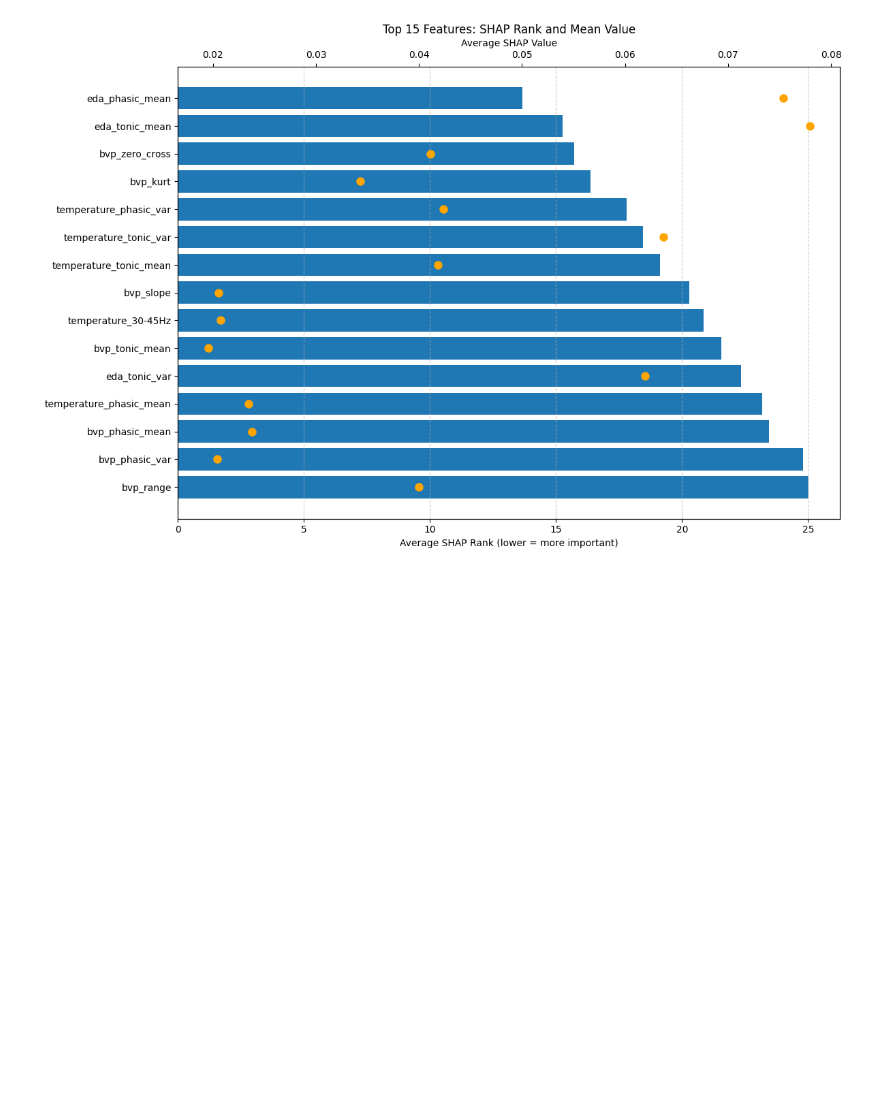
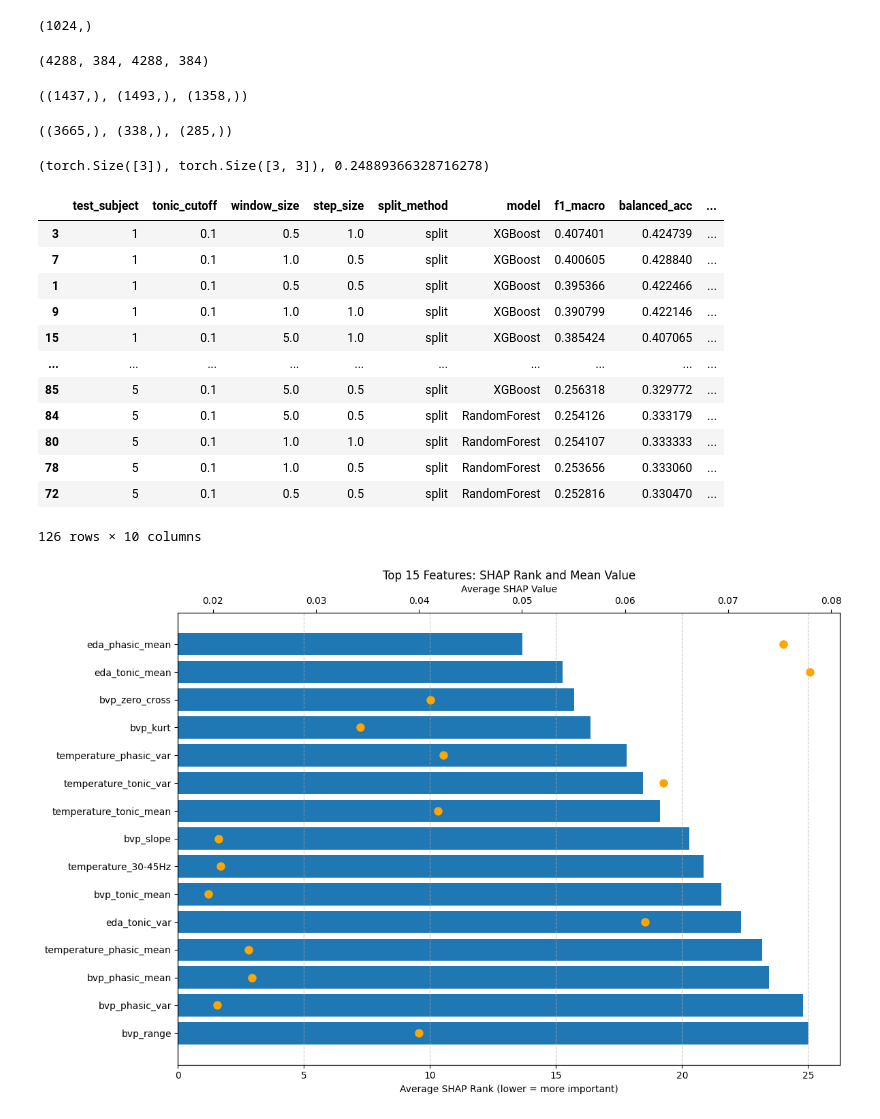
Before and after one commit to straybird16/PA_data_2025_03_12, a Jupyter notebook: pain_detection.ipynb, the cells around one changed output. Cells and saved outputs as stored; diff of their text form; code cells hidden in the pictures; blank space fills up the shorter version.

```diff
--- a/pain_detection.ipynb
+++ b/pain_detection.ipynb
@@ -549,0 +642,53 @@ Balanced Accuracy: 0.27687749870999534
+# %%
+y_train_bal.shape
+# %% [output]
+(1024,)
+# %%
+len(y_train_bal), len(y_test), len(X_train), len(X_test)
+# %% [output]
+(4288, 384, 4288, 384)
+# %%
+sampler = WeightedRandomSampler(sample_weights, num_samples=len(y_train), replacement=True) # type: ignore
+
+# Wrap balanced train set into a single batch
+train_loader = DataLoader(
+    TensorDataset(torch.tensor(X_train), torch.tensor(y_train)),
+    sampler=sampler,
+    batch_size=len(y_train)
+)
+X_train_bal, y_train_bal = next(iter(train_loader))
+X_train_bal = X_train_bal.numpy();  y_train_bal = y_train_bal.numpy()
+
+np.where(y_train_bal == 0)[0].shape, np.where(y_train_bal == 1)[0].shape, np.where(y_train_bal == 2)[0].shape
+# %% [output]
+((1437,), (1493,), (1358,))
+# %%
+np.where(y_train_bal == 0)[0].shape, np.where(y_train_bal == 1)[0].shape, np.where(y_train_bal == 2)[0].shape
+# %% [output]
+((3665,), (338,), (285,))
+# %%
+import torch.nn as nn
+closs = nn.CrossEntropyLoss()
+# CrossEntropyLoss expects input as (N, C) logits and target as class indices (Long)
+# Example: 3 samples, 3 classes
+logits = torch.tensor([[2.0, 1.0, 0.1], [0.5, 2.5, 0.3], [0.1, 0.2, 3.0]])  # shape (3, 3)
+targets = torch.tensor([0, 1, 2])  # shape (3,)
+closs(logits, targets)
+# %% [output]
+(torch.Size([3]), torch.Size([3, 3]), 0.24889366328716278)
+# %%
+results.sort_values(by='f1_macro', ascending=False)
+# %% [output]
+|  | test_subject | tonic_cutoff | window_size | step_size | split_method | model | f1_macro | balanced_acc | ... |
+| 3 | 1 | 0.1 | 0.5 | 1.0 | split | XGBoost | 0.407401 | 0.424739 | ... |
+| 7 | 1 | 0.1 | 1.0 | 0.5 | split | XGBoost | 0.400605 | 0.428840 | ... |
+| 1 | 1 | 0.1 | 0.5 | 0.5 | split | XGBoost | 0.395366 | 0.422466 | ... |
+| 9 | 1 | 0.1 | 1.0 | 1.0 | split | XGBoost | 0.390799 | 0.422146 | ... |
+| 15 | 1 | 0.1 | 5.0 | 1.0 | split | XGBoost | 0.385424 | 0.407065 | ... |
+| ... | ... | ... | ... | ... | ... | ... | ... | ... | ... |
+| 85 | 5 | 0.1 | 5.0 | 0.5 | split | XGBoost | 0.256318 | 0.329772 | ... |
+| 84 | 5 | 0.1 | 5.0 | 0.5 | split | RandomForest | 0.254126 | 0.333179 | ... |
+| 80 | 5 | 0.1 | 1.0 | 1.0 | split | RandomForest | 0.254107 | 0.333333 | ... |
+| 78 | 5 | 0.1 | 1.0 | 0.5 | split | RandomForest | 0.253656 | 0.333060 | ... |
+| 72 | 5 | 0.1 | 0.5 | 0.5 | split | RandomForest | 0.252816 | 0.330470 | ... |
+126 rows × 10 columns
```
Also changed, not shown: parts of 14 cells of this notebook.
